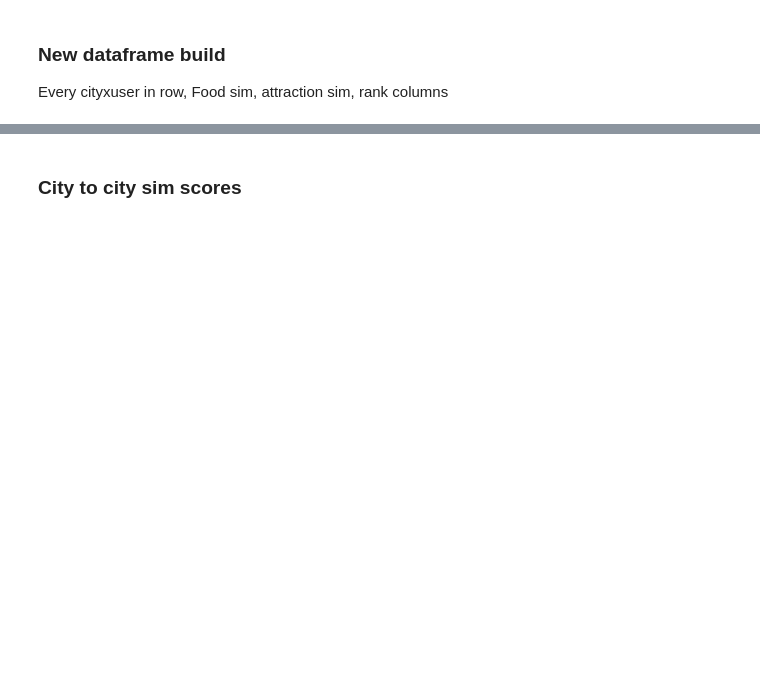
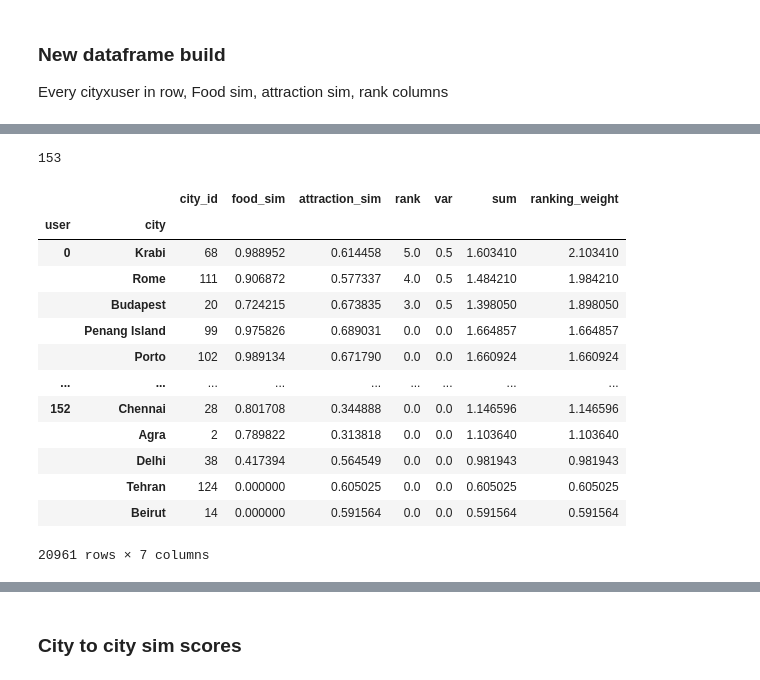
Before and after one commit to Maddienis/travel_app_sm, a Jupyter notebook: notebooks/User_city_sim.ipynb, the cells around one changed output, grey strips where cells are left out. Saved outputs shown, nothing was run; the diff lists cells and outputs as text; code cells hidden in the pictures; blank space fills up the shorter version.

```diff
--- a/notebooks/User_city_sim.ipynb
+++ b/notebooks/User_city_sim.ipynb
@@ -59,9 +159,2 @@ food[food['country'] =='Mexico']
-# %%
-food['city'] = food['city'].str.replace('Kraków', 'Krakow')
-food['city'] = food['city'].str.replace('Muğla', 'Mugla')
-food['city'] = food['city'].str.replace('São Paulo', 'Sao Paulo')
-food['city'] = food['city'].str.replace('Zürich', 'Zurich')
-food['city'] = food['city'].str.replace('Düsseldorf', 'Dusseldorf')
-food['city'] = food['city'].str.replace('Frankfurt am Main', 'Frankfurt')
 # %%
 food.columns
@@ -340,5 +903,5 @@ def add_5(x):
 top_city_melt['rank'] = top_city_melt.apply(rank_from_col,axis=1)
 
 
-top_city_melt['var'] = top_city_melt.apply(add_5,axis=1)
+top_city_melt['var'] = .5
 top_city_melt
@@ -380,8 +1057,25 @@ ordered_sum['ranking_weight'] = ordered_sum['sum'] + ordered_sum['var']
 ordered_sum = ordered_sum.sort_values('ranking_weight', ascending=False).sort_index(level='user', sort_remaining=False)
 # %%
 len(ordered_sum.index.unique(level='user'))
+# %% [output]
+153
 # %%
-ordered_sum.index[0]
+ordered_sum
+# %% [output]
+|  |  | city_id | food_sim | attraction_sim | rank | var | sum | ranking_weight |
+| user | city |  |  |  |  |  |  |  |
+| 0 | Krabi | 68 | 0.988952 | 0.614458 | 5.0 | 0.5 | 1.603410 | 2.103410 |
+|  | Rome | 111 | 0.906872 | 0.577337 | 4.0 | 0.5 | 1.484210 | 1.984210 |
+|  | Budapest | 20 | 0.724215 | 0.673835 | 3.0 | 0.5 | 1.398050 | 1.898050 |
+|  | Penang Island | 99 | 0.975826 | 0.689031 | 0.0 | 0.0 | 1.664857 | 1.664857 |
+|  | Porto | 102 | 0.989134 | 0.671790 | 0.0 | 0.0 | 1.660924 | 1.660924 |
+| ... | ... | ... | ... | ... | ... | ... | ... | ... |
+| 152 | Chennai | 28 | 0.801708 | 0.344888 | 0.0 | 0.0 | 1.146596 | 1.146596 |
+|  | Agra | 2 | 0.789822 | 0.313818 | 0.0 | 0.0 | 1.103640 | 1.103640 |
+|  | Delhi | 38 | 0.417394 | 0.564549 | 0.0 | 0.0 | 0.981943 | 0.981943 |
+|  | Tehran | 124 | 0.000000 | 0.605025 | 0.0 | 0.0 | 0.605025 | 0.605025 |
+|  | Beirut | 14 | 0.000000 | 0.591564 | 0.0 | 0.0 | 0.591564 | 0.591564 |
+20961 rows × 7 columns
 # %%
 def find_top(n):
     top = ordered_sum.groupby('user').apply(lambda x: x.nlargest(n, 'ranking_weight')).droplevel(level=0)
```
Also changed, not shown: parts of 81 cells of this notebook, 2 other files.
